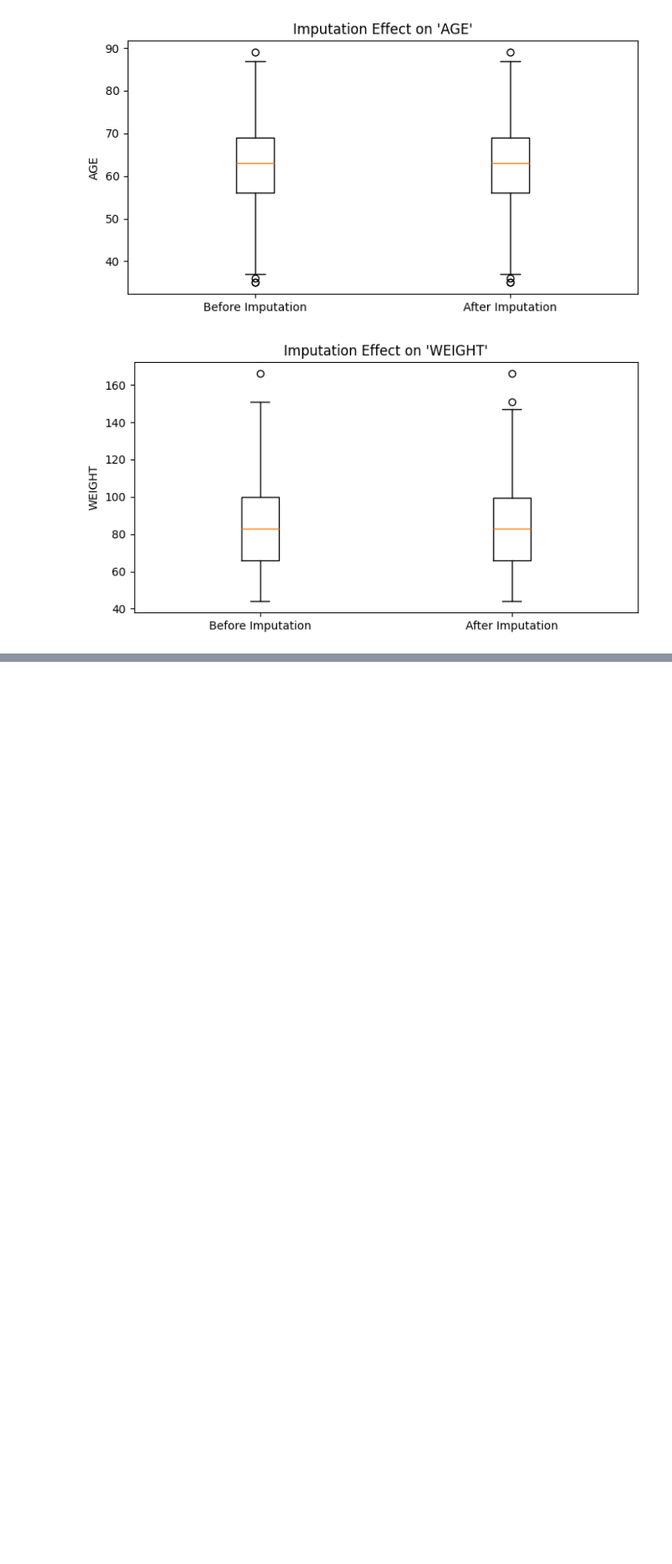
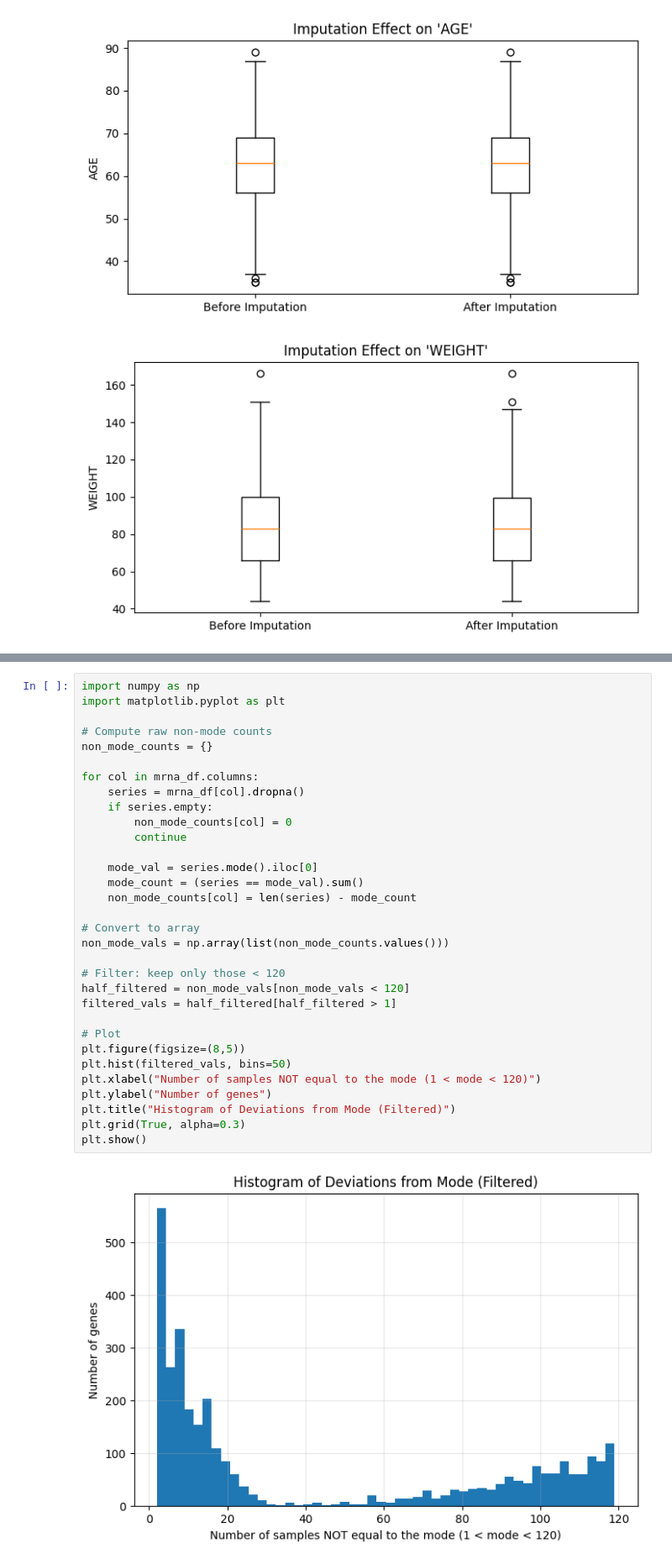
Before and after one commit to gchermside/UCEC_Recurrence, a Jupyter notebook: src/experimenting_with_preprocessing.ipynb, the cells around one changed output, grey strips where cells are left out. Shown at 84% size. Drawn from its saved outputs; the diff is of its cells as text; blank space fills up the shorter version.

```diff
--- a/src/experimenting_with_preprocessing.ipynb
+++ b/src/experimenting_with_preprocessing.ipynb
@@ -332,0 +499,34 @@ OR2M1P is expressed in 1 out of 147 samples (0.68%)
+# %%
+import numpy as np
+import matplotlib.pyplot as plt
+
+# Compute raw non-mode counts
+non_mode_counts = {}
+
+for col in mrna_df.columns:
+    series = mrna_df[col].dropna()
+    if series.empty:
+        non_mode_counts[col] = 0
+        continue
+
+    mode_val = series.mode().iloc[0]
+    mode_count = (series == mode_val).sum()
+    non_mode_counts[col] = len(series) - mode_count
+
+# Convert to array
+non_mode_vals = np.array(list(non_mode_counts.values()))
+
+# Filter: keep only those < 120
+half_filtered = non_mode_vals[non_mode_vals < 120]
+filtered_vals = half_filtered[half_filtered > 1]
+
+# Plot
+plt.figure(figsize=(8,5))
+plt.hist(filtered_vals, bins=50)
+plt.xlabel("Number of samples NOT equal to the mode (1 < mode < 120)")
+plt.ylabel("Number of genes")
+plt.title("Histogram of Deviations from Mode (Filtered)")
+plt.grid(True, alpha=0.3)
+plt.show()
+# %% [output]
+[figure, added]
```
Also changed, not shown: parts of 8 cells of this notebook.
